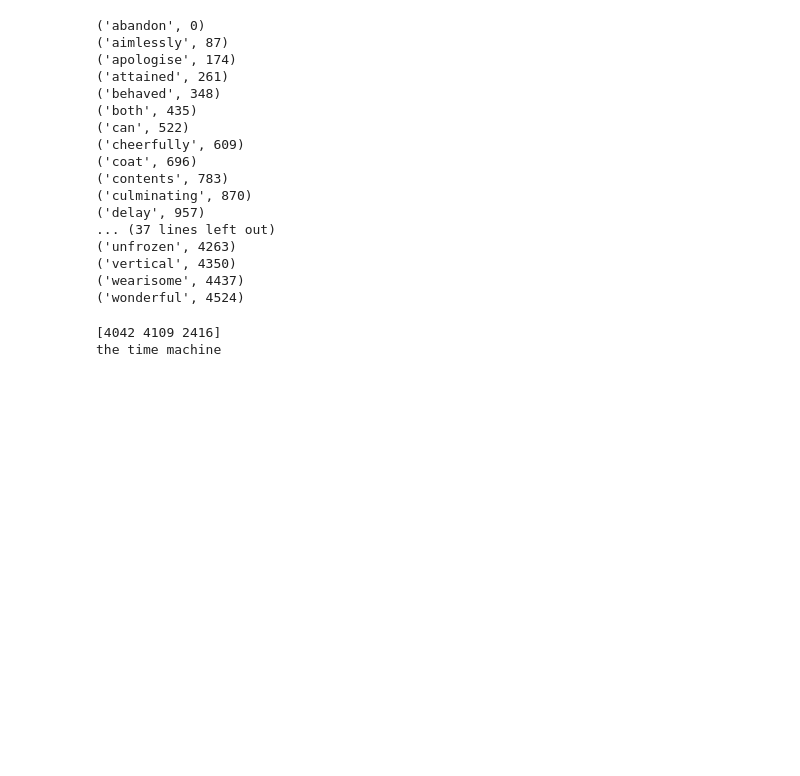
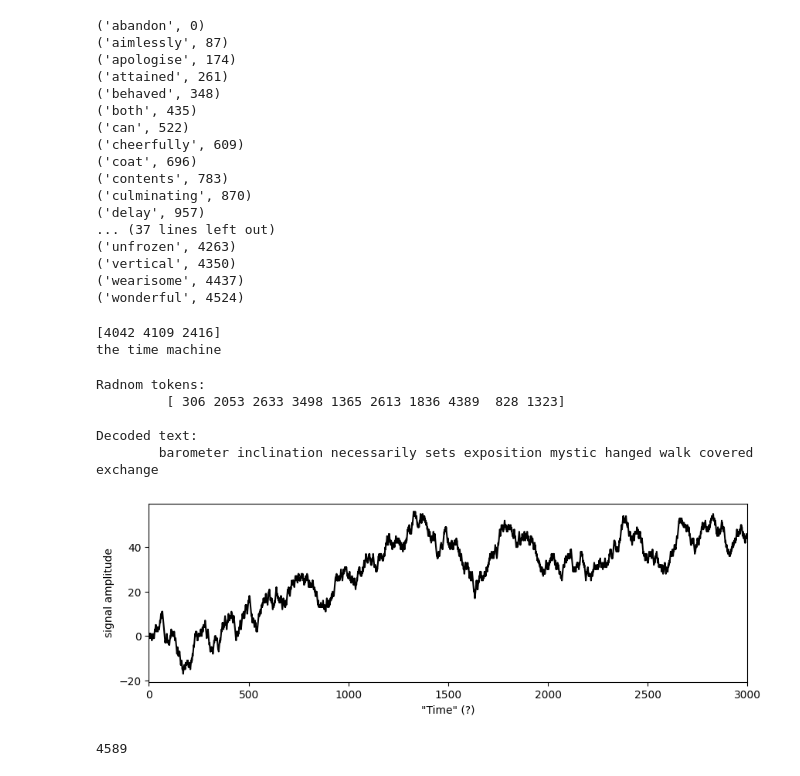
Before and after one commit to raeez21/NLP_Basics, a Jupyter notebook: text2num_preparingText4tokens.ipynb, the cells around one changed output. Cells and saved outputs as stored; diff of their text form; code cells hidden in the pictures; blank space fills up the shorter version.

Commit message:
brownian noise in toknsn

```diff
--- a/text2num_preparingText4tokens.ipynb
+++ b/text2num_preparingText4tokens.ipynb
@@ -143,3 +144,31 @@ print(decoder([4042, 4109, 2416],idx2word))
 # %% [output]
 [4042 4109 2416]
 the time machine
+# %%
+# random tokens
+randomTokens = np.random.randint(0, len(vocab),10)
+
+# test with random token indicesa
+print(f'Radnom tokens: \n\t {randomTokens}\n')
+print(f'Decoded text: \n\t{decoder(randomTokens, idx2word)}')
+# %% [output]
+Radnom tokens:
+         [ 306 2053 2633 3498 1365 2613 1836 4389  828 1323]
+
+Decoded text:
+        barometer inclination necessarily sets exposition mystic hanged walk covered exchange
+# %%
+## PEAK INTO BROWNIAN NOISE
+
+brownNoise = np.cumsum(np.random.choice([-1,1],3000))
+
+plt.figure(figsize=(10,3))
+plt.plot(brownNoise,'k')
+plt.gca().set(xlim=[0,len(brownNoise)],xlabel = '"Time" (?)',ylabel='signal amplitude')
+plt.show()
+# %% [output]
+[figure, added]
+# %%
+nLex  #lenght of vocab
+# %% [output]
+4589
```
Also changed, not shown: parts of 15 cells of this notebook.
